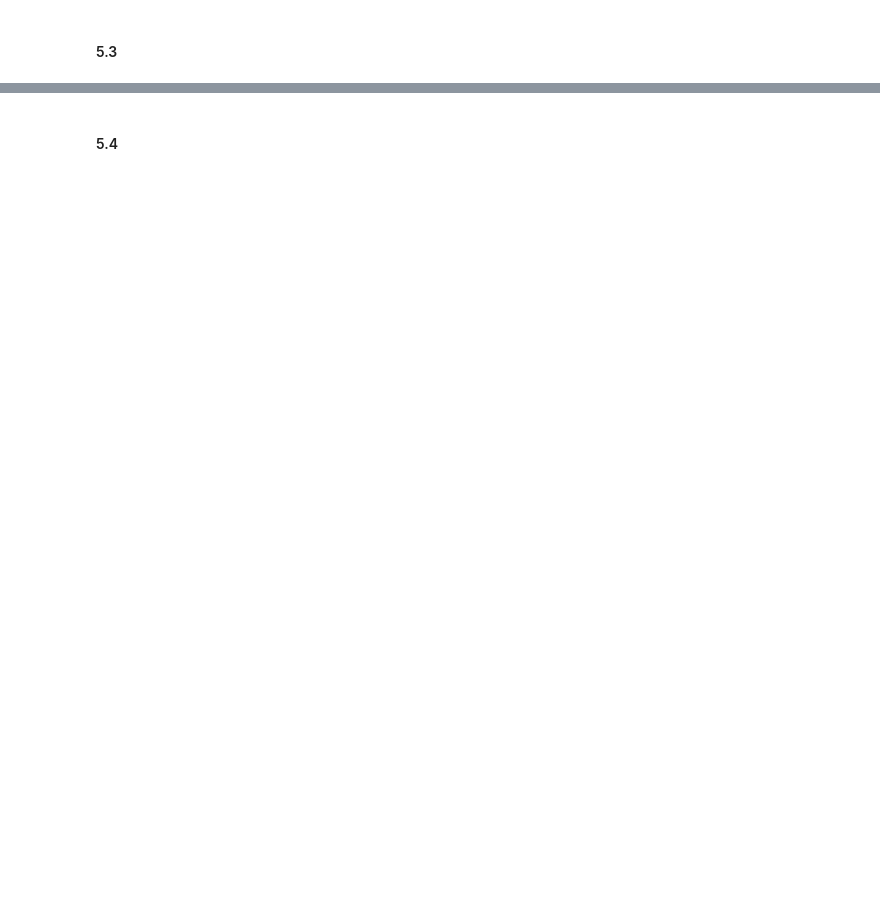
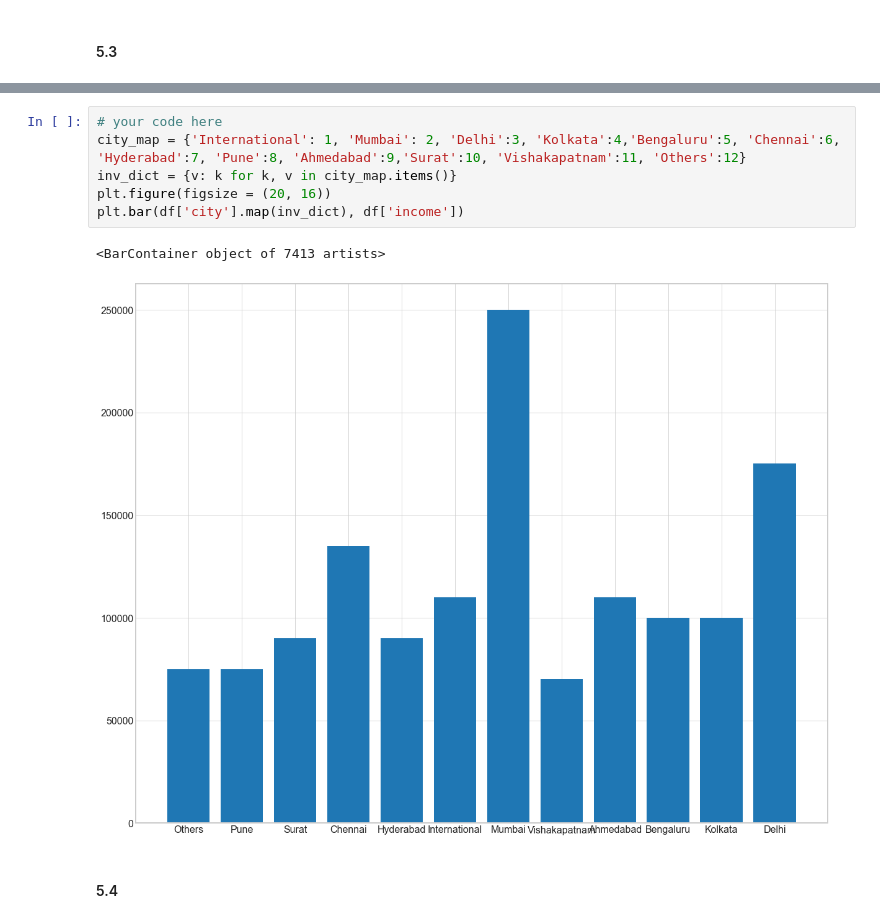
Before and after one commit to harimadhavan2000/HW1, a Jupyter notebook: AI1_HW1_Scaffold.ipynb, the cells around one changed output, grey strips where cells are left out. Saved outputs shown, nothing was run; the diff lists cells and outputs as text; blank space fills up the shorter version.

```diff
--- a/AI1_HW1_Scaffold.ipynb
+++ b/AI1_HW1_Scaffold.ipynb
@@ -738,3 +763,12 @@ Answer the below questions using plots & simple statistics
+# %%
+# your code here
+city_map = {'International': 1, 'Mumbai': 2, 'Delhi':3, 'Kolkata':4,'Bengaluru':5, 'Chennai':6, 'Hyderabad':7, 'Pune':8, 'Ahmedabad':9,'Surat':10, 'Vishakapatnam':11, 'Others':12}
+inv_dict = {v: k for k, v in city_map.items()}
+plt.figure(figsize = (20, 16))
+plt.bar(df['city'].map(inv_dict), df['income'])
+# %% [output]
+<BarContainer object of 7413 artists>
+[figure, added]
 # %% [markdown]
 #### 5.4
 # %%
```
Also changed, not shown: parts of 17 cells of this notebook, 1 other file.
